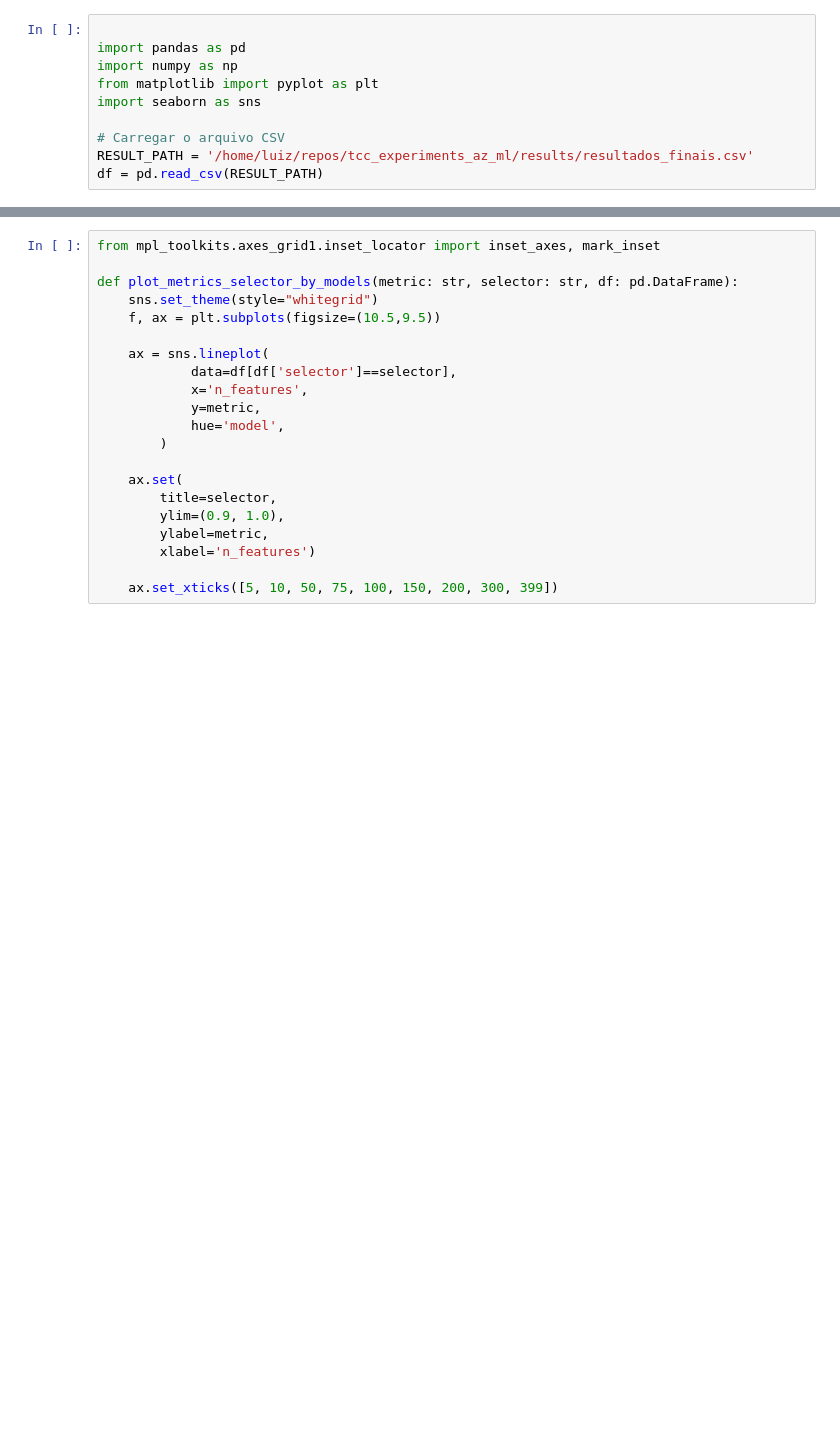
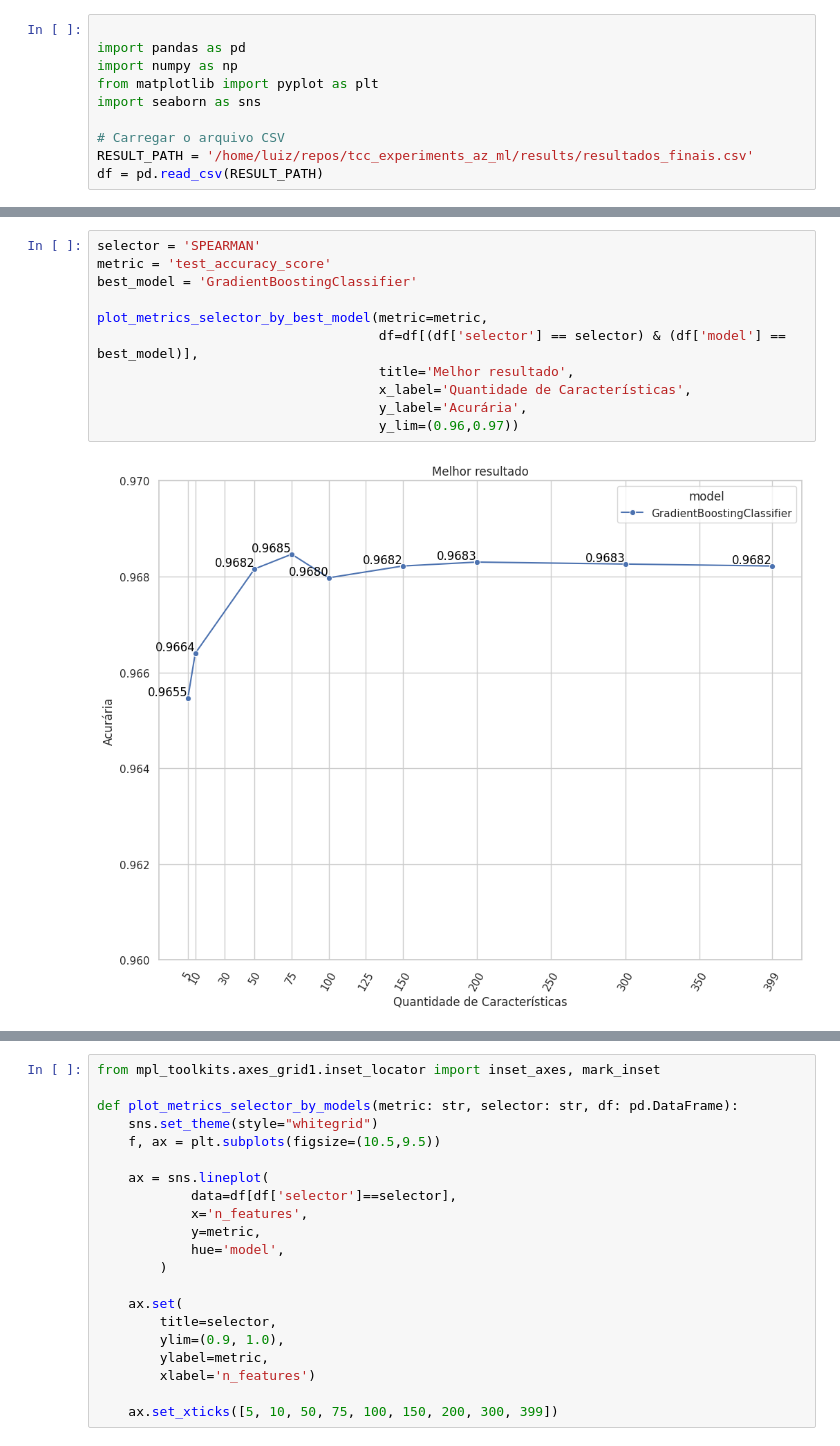
Before and after one commit to fsluizvictor/tcc_experiments_az_ml, a Jupyter notebook: src/notebooks/results/plot_experiments.ipynb, the cells around one changed output, grey strips where cells are left out. Drawn from its saved outputs; the diff is of its cells as text; blank space fills up the shorter version.

```diff
--- a/src/notebooks/results/plot_experiments.ipynb
+++ b/src/notebooks/results/plot_experiments.ipynb
@@ -39,0 +128,13 @@ df.sort_values(by=['n_features','test_accuracy_score', 'test_f1_score_average_we
+# %%
+selector = 'SPEARMAN'
+metric = 'test_accuracy_score'
+best_model = 'GradientBoostingClassifier'
+
+plot_metrics_selector_by_best_model(metric=metric,
+                                    df=df[(df['selector'] == selector) & (df['model'] == best_model)],
+                                    title='Melhor resultado',
+                                    x_label='Quantidade de Características',
+                                    y_label='Acurária',
+                                    y_lim=(0.96,0.97))
+# %% [output]
+[figure, added]
```
Also changed, not shown: parts of 14 cells of this notebook, 9 other files.
